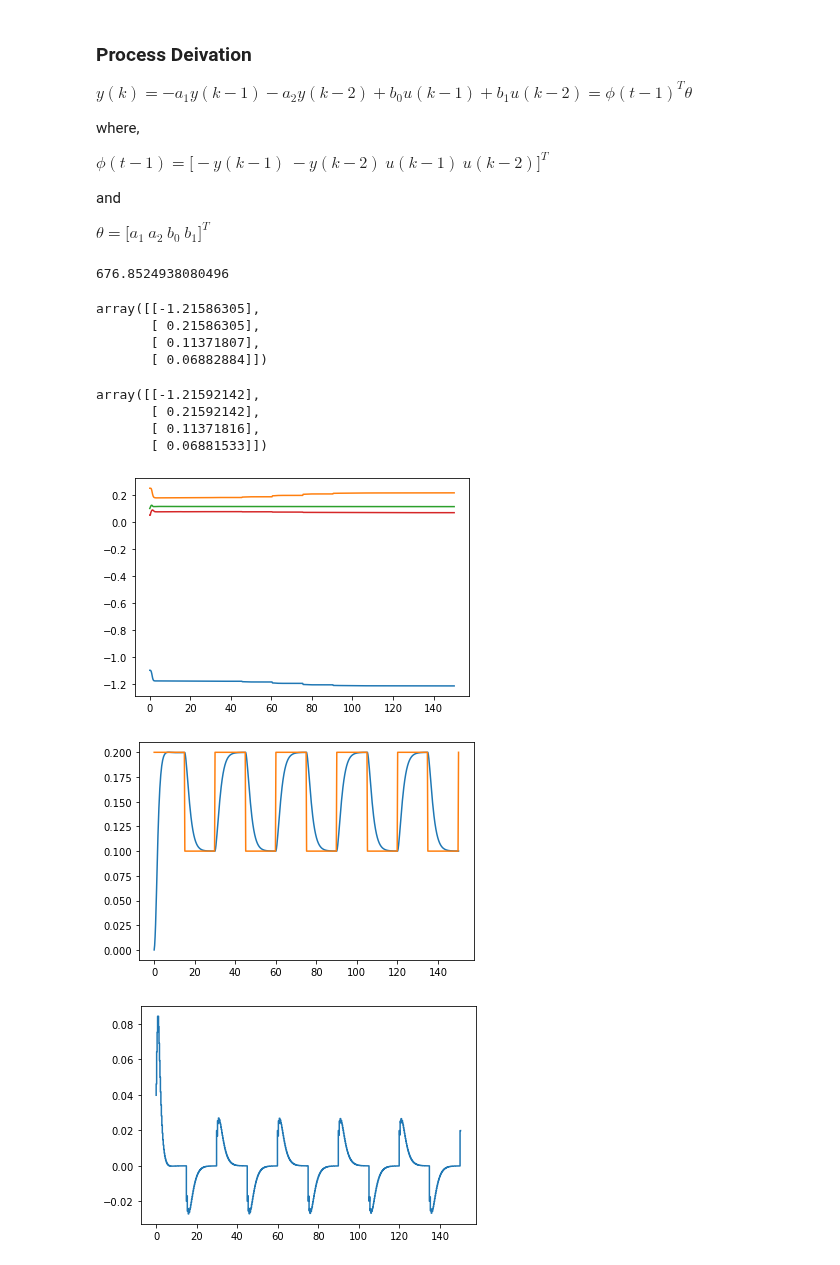
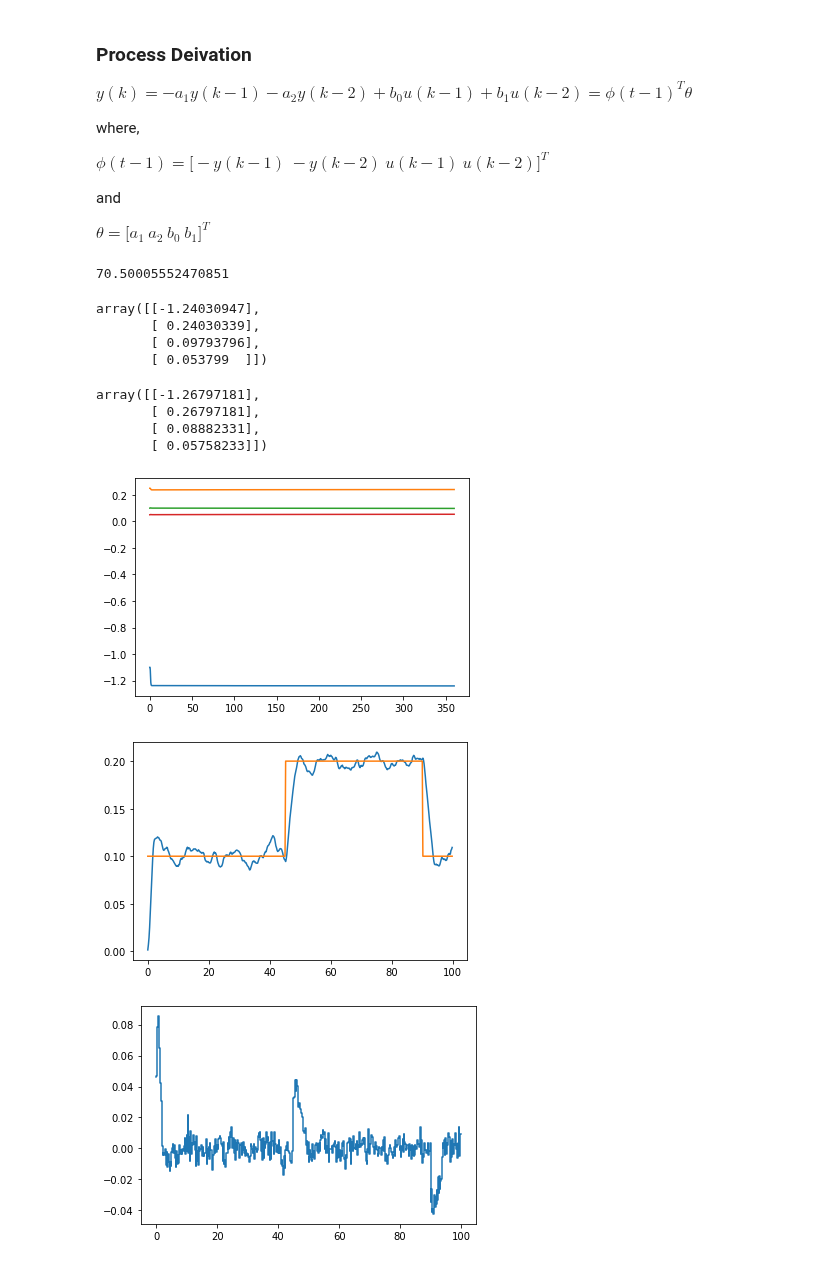
Before and after one commit to derekboase/ELG7113, a Jupyter notebook: system_models/derek_model/with_cancel_derek_v1.ipynb, the cells around one changed output. Drawn from its saved outputs; the diff is of its cells as text; code cells hidden in the pictures.

```diff
--- a/system_models/derek_model/with_cancel_derek_v1.ipynb
+++ b/system_models/derek_model/with_cancel_derek_v1.ipynb
@@ -44,7 +44,7 @@ volume_ball = 4/3*np.pi*radius**3
 density = 1.2  # kg/m^3
 veq = 2.8 # m/s
 
-Ts_val = 0.2328
+Ts_val = 0.2
 b_nom = 2*9.81*(mass-density*volume_ball)/(mass*veq)
 # %%
 ## Example 3.1: since it has the same structure TF I used it to validate my approach, it's consistent
@@ -196,9 +196,9 @@ and
 
 $ \theta = \big[a_1\ a_2\ b_0\ b_1\big]^T $
 # %%
-final_time = 150
+final_time = 360
 t = np.arange(0, final_time + Ts_val, Ts_val)
-def reference_signal(end_time=final_time, Ts_func=Ts_val, lower_set=0.1, upper_set=0.2, period=30):
+def reference_signal(end_time=final_time, Ts_func=Ts_val, lower_set=0.2, upper_set=0.1, period=90):
     uc_func = []
     time = np.arange(0, end_time + Ts_func, Ts_func)
     for _t in time:
@@ -213,7 +213,7 @@ uc_val = reference_signal()
 # plt.show()
 # %%
 omega_n = 0.7
-zeta = 1
+zeta = 1.5
 Bmz_tf, Amz_tf = co.tfdata(co.sample_system(co.tf([1], [1, 2*zeta*omega_n, omega_n**2]), method='zoh', Ts=Ts_val))
 AM1 = Amz_tf[0][0][1]
 AM2 = Amz_tf[0][0][2]
@@ -221,9 +221,9 @@ AM2 = Amz_tf[0][0][2]
 # AM2 = omega_n**2
 AM_SUM = 1 + AM1 + AM2
 A0 = np.array([1])
-lam = 0.98
-initial_P_weights = [1000]*4
-# initial_P_weights = [1000, 100, 10, 10]
+lam = 1
+# initial_P_weights = [1000]*4
+initial_P_weights = [1000, 100, 10, 10]
 theta = np.array(pulse_coeffs, float).reshape(4, -1)
 # %%
     # Estimates k = 0
@@ -235,8 +235,8 @@ P = np.diag(initial_P_weights)
 phi = np.zeros((4,1))
 
     # Measurements and control parameters k = 0
-y_measure = (phi.T@theta).reshape(-1,)
-# y_measure = (phi.T@theta + np.random.normal(0, 0.001)).reshape(-1,)
+# y_measure = (phi.T@theta).reshape(-1,)
+y_measure = (phi.T@theta + np.random.normal(0, 0.001)).reshape(-1,)
 
 r0_est = theta_hat[3]
 s0_est = A0*AM1 - theta_hat[0]
@@ -256,10 +256,10 @@ theta_arr = np.concatenate((theta_arr,
 P = (np.eye(len(phi)) - K@phi.T) @P/lam
 
     # Measurements and control parameters k = 1
+# y_measure = np.concatenate((y_measure,
+#                             (phi.T@theta).reshape(-1,)))
 y_measure = np.concatenate((y_measure,
-                            (phi.T@theta).reshape(-1,)))
-# y_measure = np.concatenate((y_measure,
-#                             (phi.T@theta + np.random.normal(0, 0.001)).reshape(-1,)))
+                            (phi.T@theta + np.random.normal(0, 0.001)).reshape(-1,)))
 
 r0_est = theta_hat[3]
 s0_est = A0*AM1 - theta_hat[0]
@@ -280,10 +280,10 @@ for k in range(2, len(t)):
         P = (np.eye(len(phi)) - K@phi.T)@P/lam
 
             # Measurements and control parameters k = 2
+#         y_measure = np.concatenate((y_measure,
+#                             (phi.T@theta).reshape(-1,)))
         y_measure = np.concatenate((y_measure,
-                            (phi.T@theta).reshape(-1,)))
-#         y_measure = np.concatenate((y_measure,
-#                                     (phi.T@theta + np.random.normal(0, 0.001)).reshape(-1,)))
+                                    (phi.T@theta + np.random.normal(0, 0.001)).reshape(-1,)))
 
         r0_est = theta_hat[3]
         s0_est = A0*AM1 - theta_hat[0]
@@ -296,34 +296,35 @@ for k in range(2, len(t)):
                                 1/theta[2]*(N.T@M).reshape(-1,)))
 (time.time_ns() - time_ns)*1e-9/len(t)*1e6
 # %% [output]
-676.8524938080496
+70.50005552470851
 # %%
 theta_hat
 # %% [output]
-array([[-1.21586305],
-       [ 0.21586305],
-       [ 0.11371807],
-       [ 0.06882884]])
+array([[-1.24030947],
+       [ 0.24030339],
+       [ 0.09793796],
+       [ 0.053799  ]])
 # %%
 theta
 # %% [output]
-array([[-1.21592142],
-       [ 0.21592142],
-       [ 0.11371816],
-       [ 0.06881533]])
+array([[-1.26797181],
+       [ 0.26797181],
+       [ 0.08882331],
+       [ 0.05758233]])
 # %%
 for row in range(len(theta_arr)):
     plt.plot(t, theta_arr[row,:])
 plt.show()
 # %% [output]
-[figure, old version]
+[figure, new version]
 # %%
-et = len(t)
-plt.plot(t[0:et], y_measure[0:et])
-plt.plot(t[0:et], uc_val[0:et])
+st = 0
+et = 500 # len(t)
+plt.plot(t[st:et], y_measure[st:et])
+plt.plot(t[st:et], uc_val[st:et])
 plt.show()
-plt.step(t[0:et], u_val[0:et])
+plt.step(t[st:et], u_val[st:et])
 plt.show()
 # %% [output]
-[figure, old version]
+[figure, new version]
-[figure, old version]
+[figure, new version]
```
Also changed, not shown: parts of 2 cells of this notebook, 2 other files.
